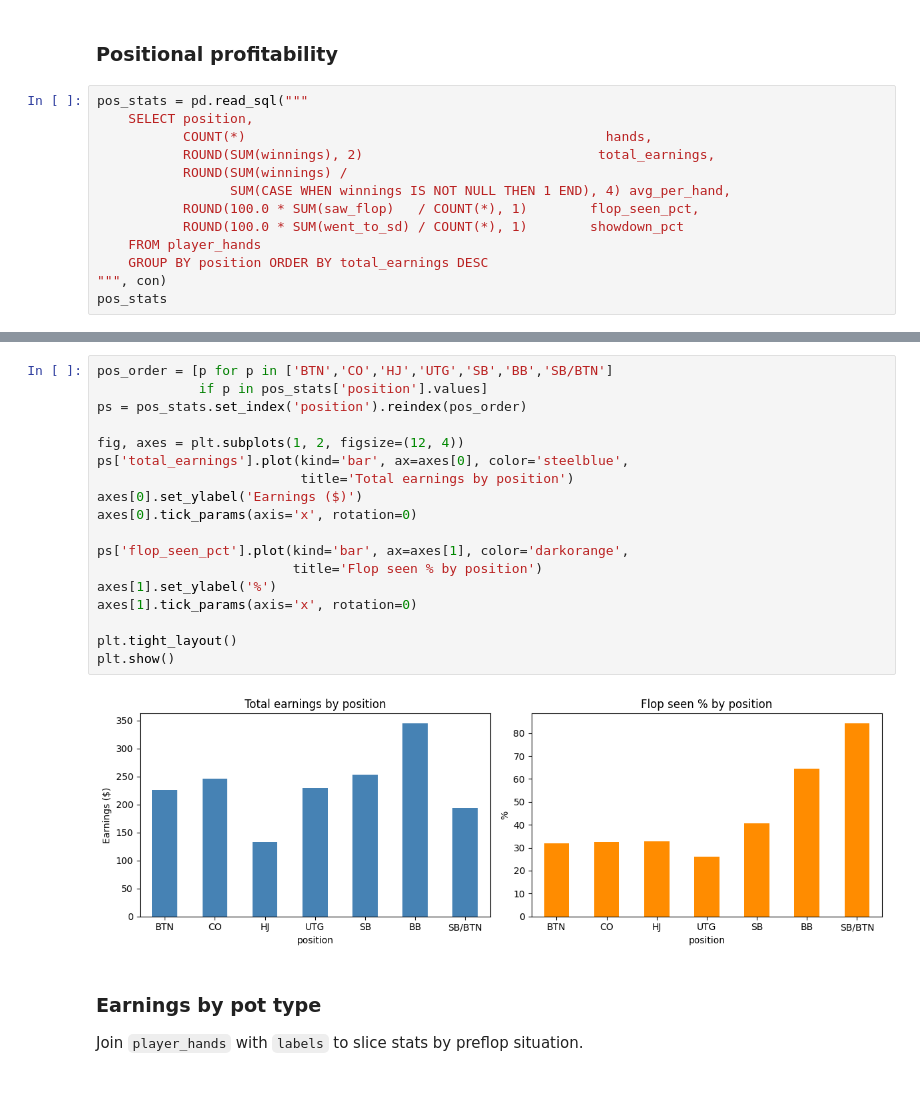
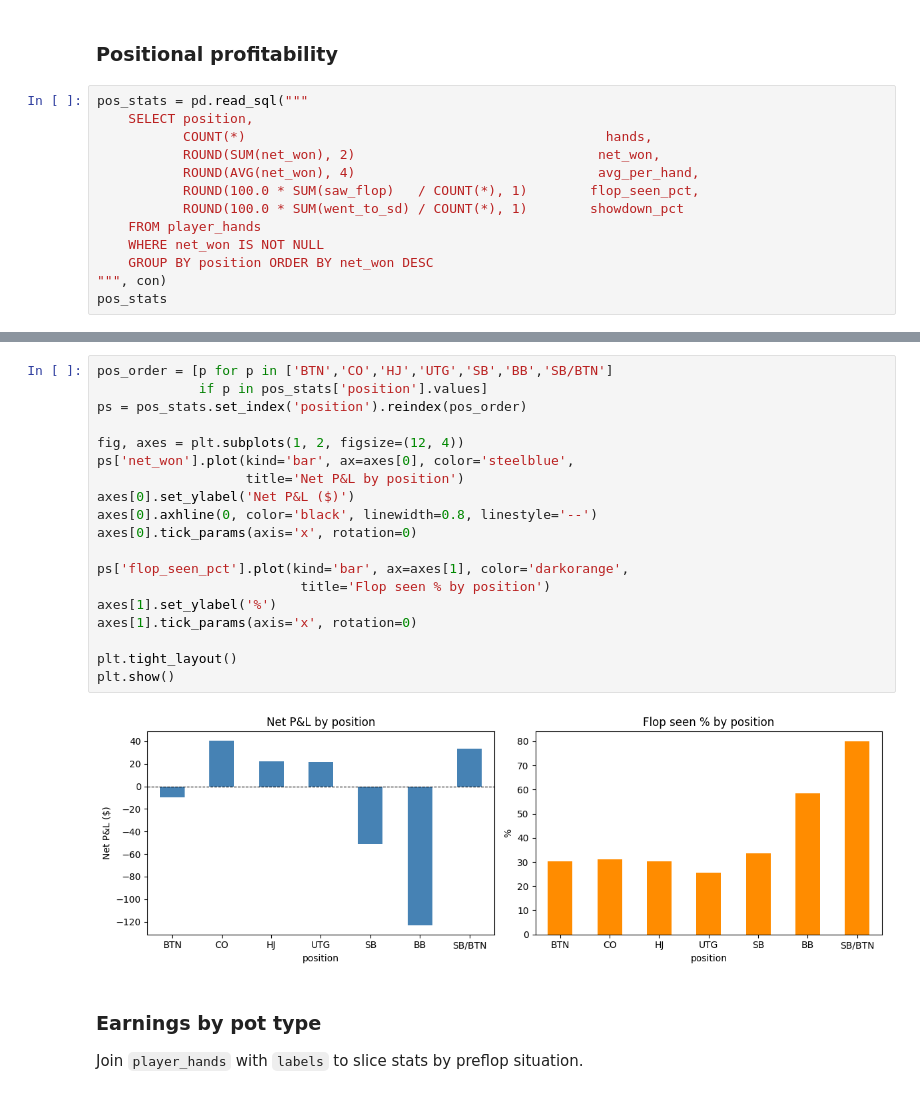
Before and after one commit to ScottBorland/Poker-Dataset-Analysis, a Jupyter notebook: notebooks/exploration.ipynb, the cells around one changed output, grey strips where cells are left out. Drawn from its saved outputs; the diff is of its cells as text.

```diff
--- a/notebooks/exploration.ipynb
+++ b/notebooks/exploration.ipynb
@@ -255,13 +267,13 @@ plt.show()
 pos_stats = pd.read_sql("""
     SELECT position,
            COUNT(*)                                              hands,
-           ROUND(SUM(winnings), 2)                              total_earnings,
-           ROUND(SUM(winnings) /
-                 SUM(CASE WHEN winnings IS NOT NULL THEN 1 END), 4) avg_per_hand,
+           ROUND(SUM(net_won), 2)                               net_won,
+           ROUND(AVG(net_won), 4)                               avg_per_hand,
            ROUND(100.0 * SUM(saw_flop)   / COUNT(*), 1)        flop_seen_pct,
            ROUND(100.0 * SUM(went_to_sd) / COUNT(*), 1)        showdown_pct
     FROM player_hands
-    GROUP BY position ORDER BY total_earnings DESC
+    WHERE net_won IS NOT NULL
+    GROUP BY position ORDER BY net_won DESC
 """, con)
 pos_stats
 # %% [output]
@@ -285,23 +297,24 @@ pos_stats
 # %%
 pos_order = [p for p in ['BTN','CO','HJ','UTG','SB','BB','SB/BTN']
              if p in pos_stats['position'].values]
 ps = pos_stats.set_index('position').reindex(pos_order)
 
 fig, axes = plt.subplots(1, 2, figsize=(12, 4))
-ps['total_earnings'].plot(kind='bar', ax=axes[0], color='steelblue',
-                          title='Total earnings by position')
-axes[0].set_ylabel('Earnings ($)')
+ps['net_won'].plot(kind='bar', ax=axes[0], color='steelblue',
+                   title='Net P&L by position')
+axes[0].set_ylabel('Net P&L ($)')
+axes[0].axhline(0, color='black', linewidth=0.8, linestyle='--')
 axes[0].tick_params(axis='x', rotation=0)
 
 ps['flop_seen_pct'].plot(kind='bar', ax=axes[1], color='darkorange',
-                         title='Flop seen % by position')
+                          title='Flop seen % by position')
 axes[1].set_ylabel('%')
 axes[1].tick_params(axis='x', rotation=0)
 
 plt.tight_layout()
 plt.show()
 # %% [output]
-[figure, old version]
+[figure, new version]
 # %% [markdown]
 ### Earnings by pot type
 
```
Also changed, not shown: parts of 5 cells of this notebook, 2 other files.
